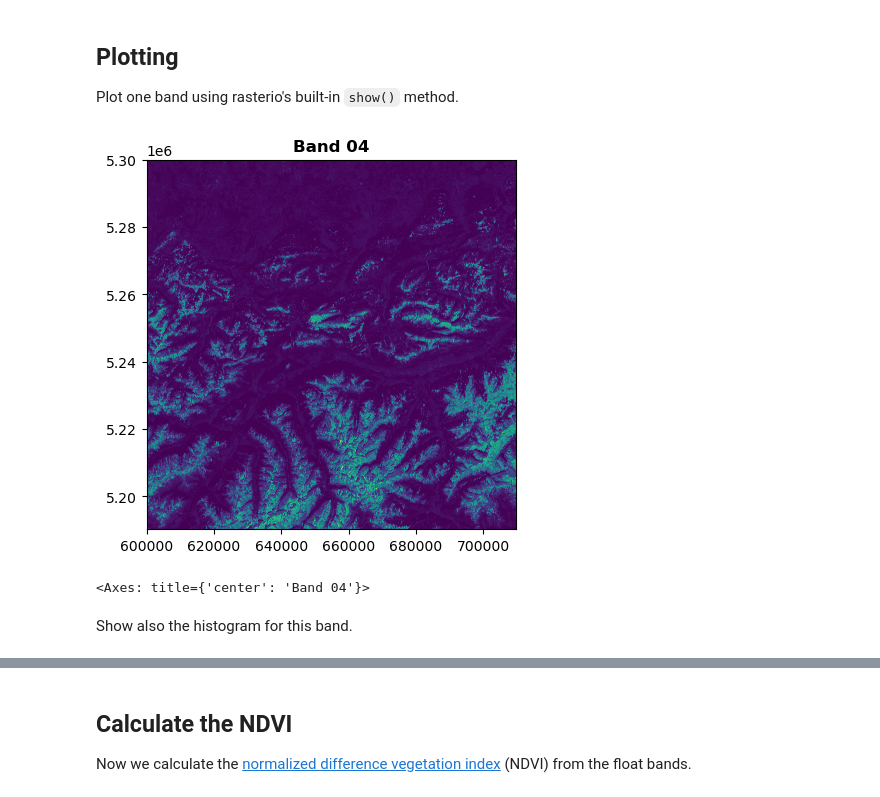
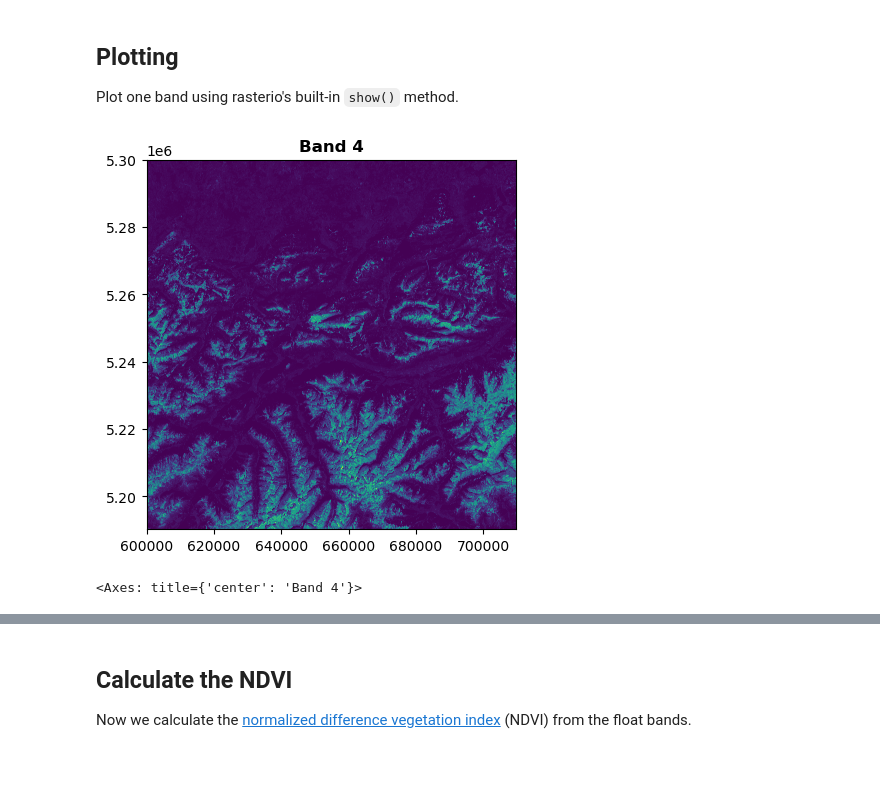
Before and after one commit to 3dgeo-heidelberg/etrainee, a Jupyter notebook: course/module0/rasterio.ipynb, the cells around one changed output, grey strips where cells are left out. Saved outputs shown, nothing was run; the diff lists cells and outputs as text; code cells hidden in the pictures; blank space fills up the shorter version.

```diff
--- a/course/module0/rasterio.ipynb
+++ b/course/module0/rasterio.ipynb
@@ -62,9 +71,7 @@ print(a04.mean())
 Plot one band using rasterio's built-in ``show()`` method.
 # %%
 from rasterio.plot import show
-show(b04, title='Band 04')
+show(b04, title='Band 4')
 # %% [output]
-[figure, old version]
+[figure, new version]
-<Axes: title={'center': 'Band 04'}>
+<Axes: title={'center': 'Band 4'}>
-# %% [markdown]
-Show also the histogram for this band.
```
Also changed, not shown: parts of 22 cells of this notebook.
